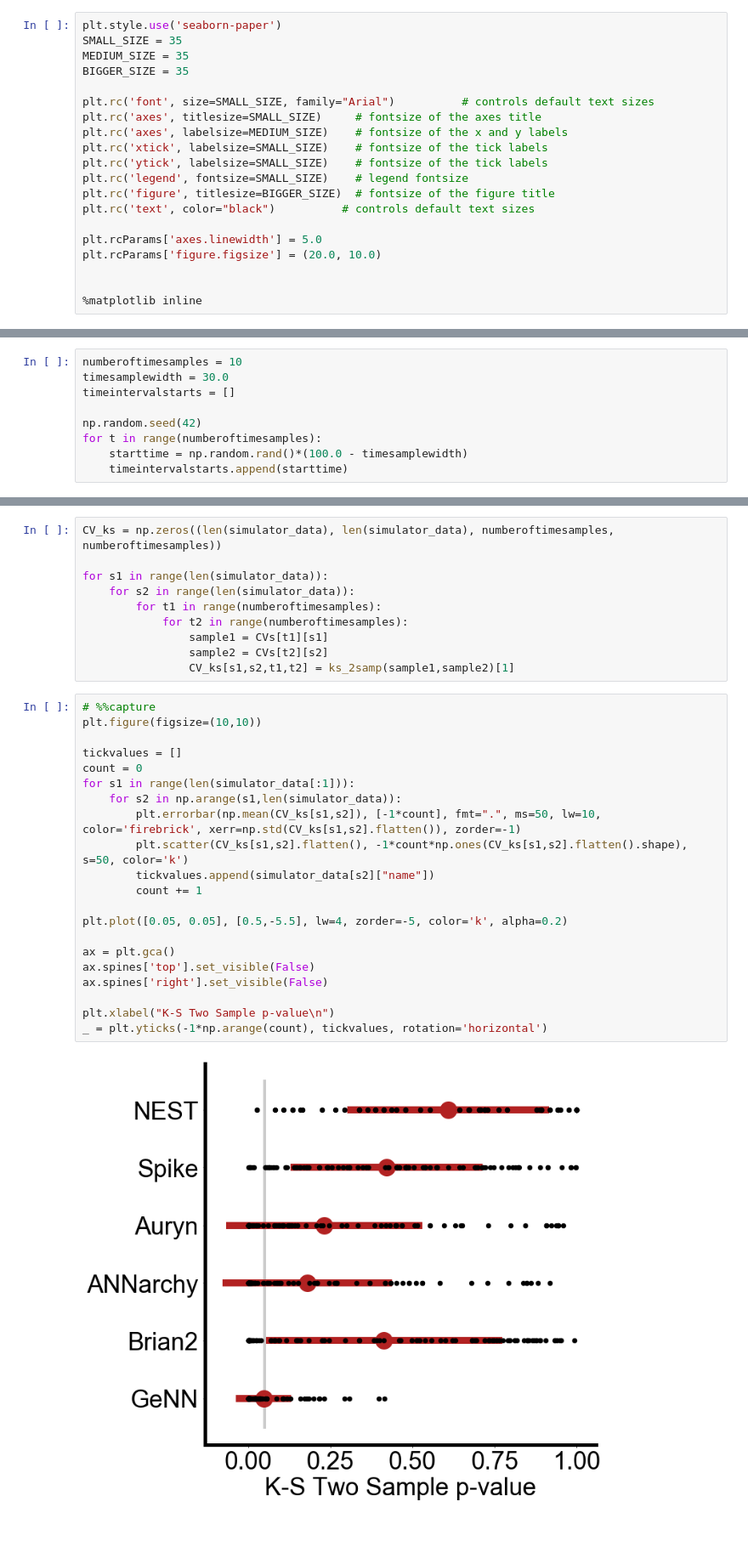
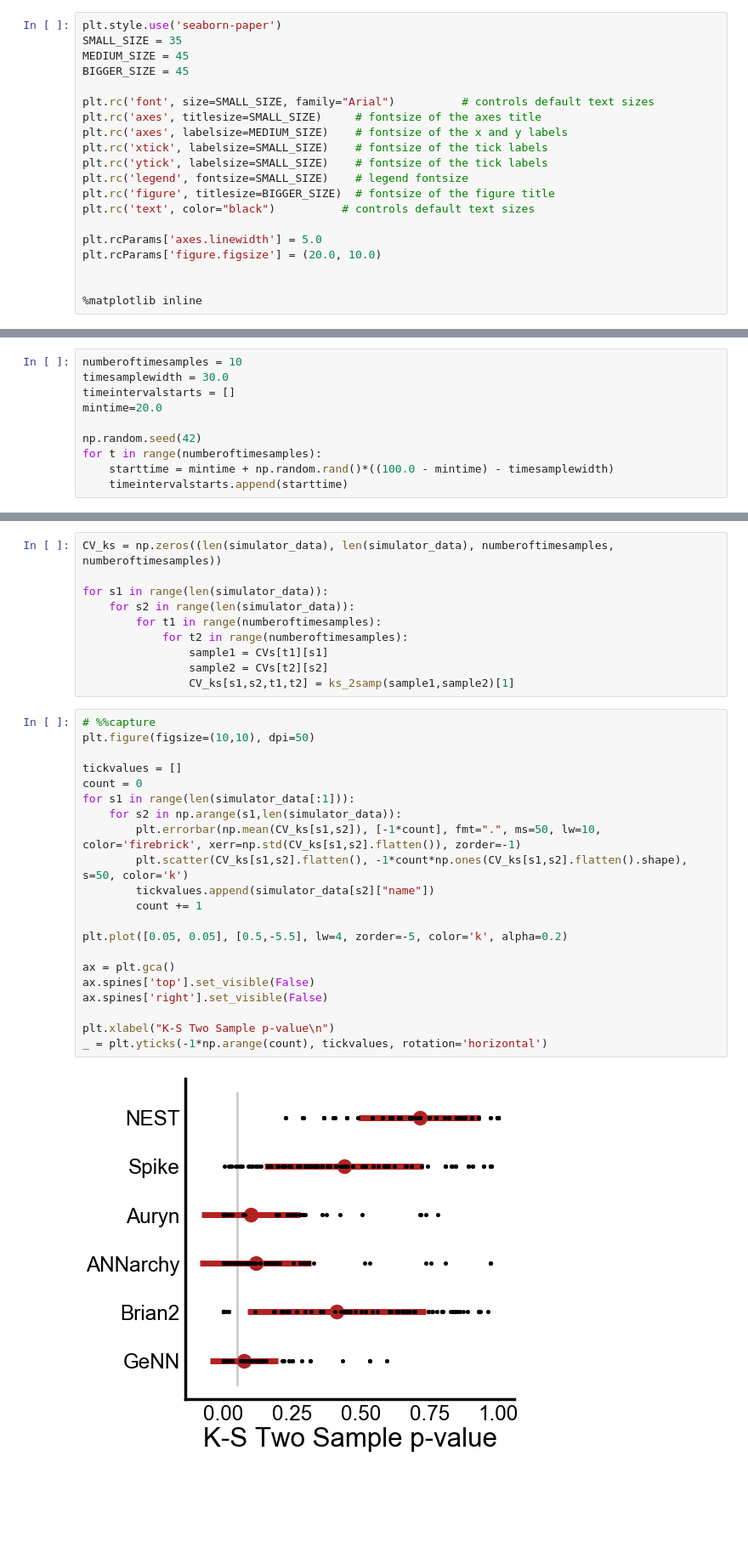
Before and after one commit to nasiryahm/SNNSimulatorComparison, a Jupyter notebook: Benchmarks/VogelsAbbott/_results/SimulatorComparisons.ipynb, the cells around one changed output, grey strips where cells are left out. Shown at 85% size. Cells and saved outputs as stored; diff of their text form; blank space fills up the shorter version.

Commit message:
Updates iPython notebooks and plotting functions to neaten up multi-threaded plots.

```diff
--- a/Benchmarks/VogelsAbbott/_results/SimulatorComparisons.ipynb
+++ b/Benchmarks/VogelsAbbott/_results/SimulatorComparisons.ipynb
@@ -9,8 +9,8 @@ from scipy.stats import ks_2samp, pearsonr
 # %%
 plt.style.use('seaborn-paper')
 SMALL_SIZE = 35
-MEDIUM_SIZE = 35
-BIGGER_SIZE = 35
+MEDIUM_SIZE = 45
+BIGGER_SIZE = 45
 
 plt.rc('font', size=SMALL_SIZE, family="Arial")          # controls default text sizes
 plt.rc('axes', titlesize=SMALL_SIZE)     # fontsize of the axes title
@@ -289,10 +289,11 @@ _ = plt.yticks(-1*np.arange(count), tickvalues, rotation='horizontal')
 numberoftimesamples = 10
 timesamplewidth = 30.0
 timeintervalstarts = []
+mintime=20.0
 
 np.random.seed(42)
 for t in range(numberoftimesamples):
-    starttime = np.random.rand()*(100.0 - timesamplewidth)
+    starttime = mintime + np.random.rand()*((100.0 - mintime) - timesamplewidth)
     timeintervalstarts.append(starttime)
 # %%
 def ISICalc(ids, times, numneurons):
@@ -384,24 +385,24 @@ for s1 in range(len(simulator_data)):
                 CV_ks[s1,s2,t1,t2] = ks_2samp(sample1,sample2)[1]
 # %%
 # %%capture
-plt.figure(figsize=(10,10))
+plt.figure(figsize=(10,10), dpi=50)
 
 tickvalues = []
 count = 0
 for s1 in range(len(simulator_data[:1])):
     for s2 in np.arange(s1,len(simulator_data)):
         plt.errorbar(np.mean(CV_ks[s1,s2]), [-1*count], fmt=".", ms=50, lw=10, color='firebrick', xerr=np.std(CV_ks[s1,s2].flatten()), zorder=-1)
         plt.scatter(CV_ks[s1,s2].flatten(), -1*count*np.ones(CV_ks[s1,s2].flatten().shape), s=50, color='k')
         tickvalues.append(simulator_data[s2]["name"])
         count += 1
 
 plt.plot([0.05, 0.05], [0.5,-5.5], lw=4, zorder=-5, color='k', alpha=0.2)
 
 ax = plt.gca()
 ax.spines['top'].set_visible(False)
 ax.spines['right'].set_visible(False)
 
 plt.xlabel("K-S Two Sample p-value\n")
 _ = plt.yticks(-1*np.arange(count), tickvalues, rotation='horizontal')
 # %% [output]
-[figure, old version]
+[figure, new version]
```
Also changed, not shown: parts of 6 cells of this notebook, 13 other files.
